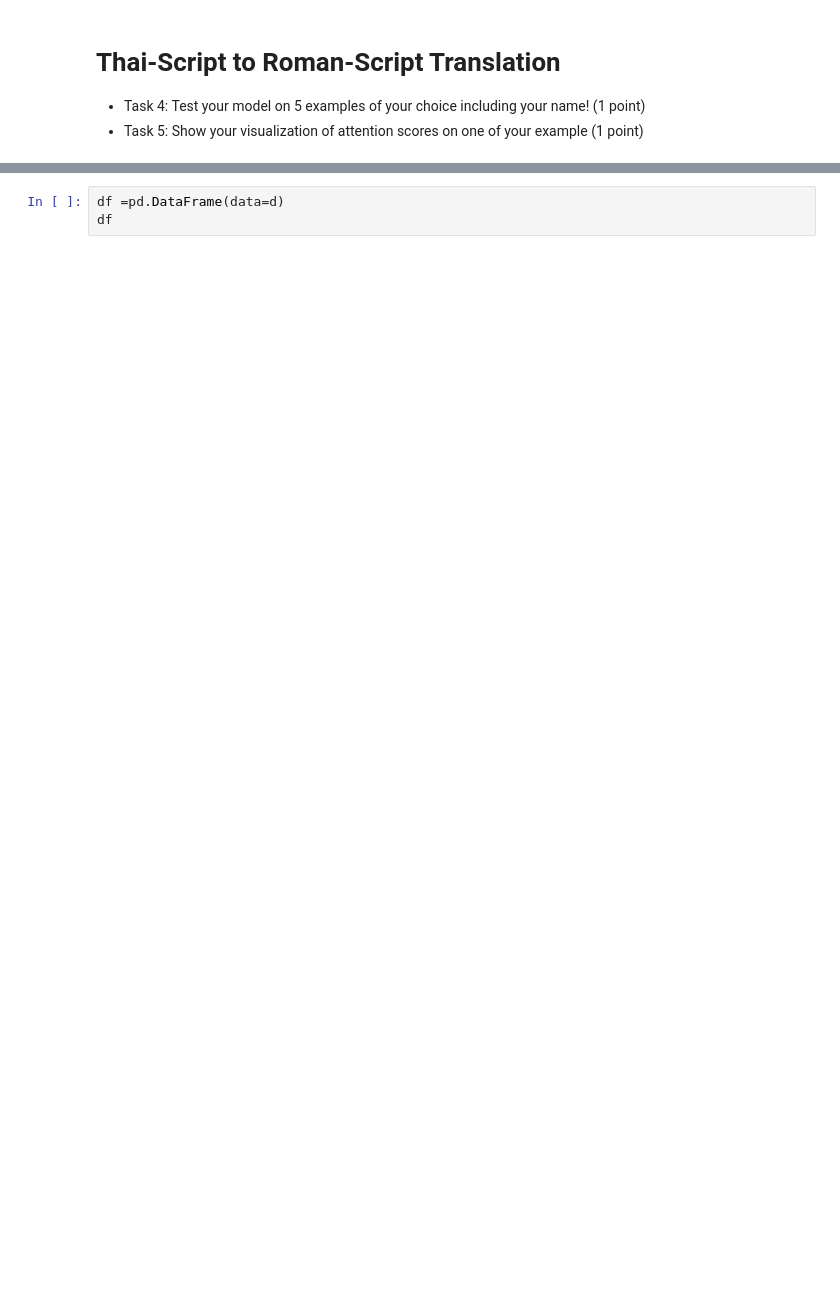
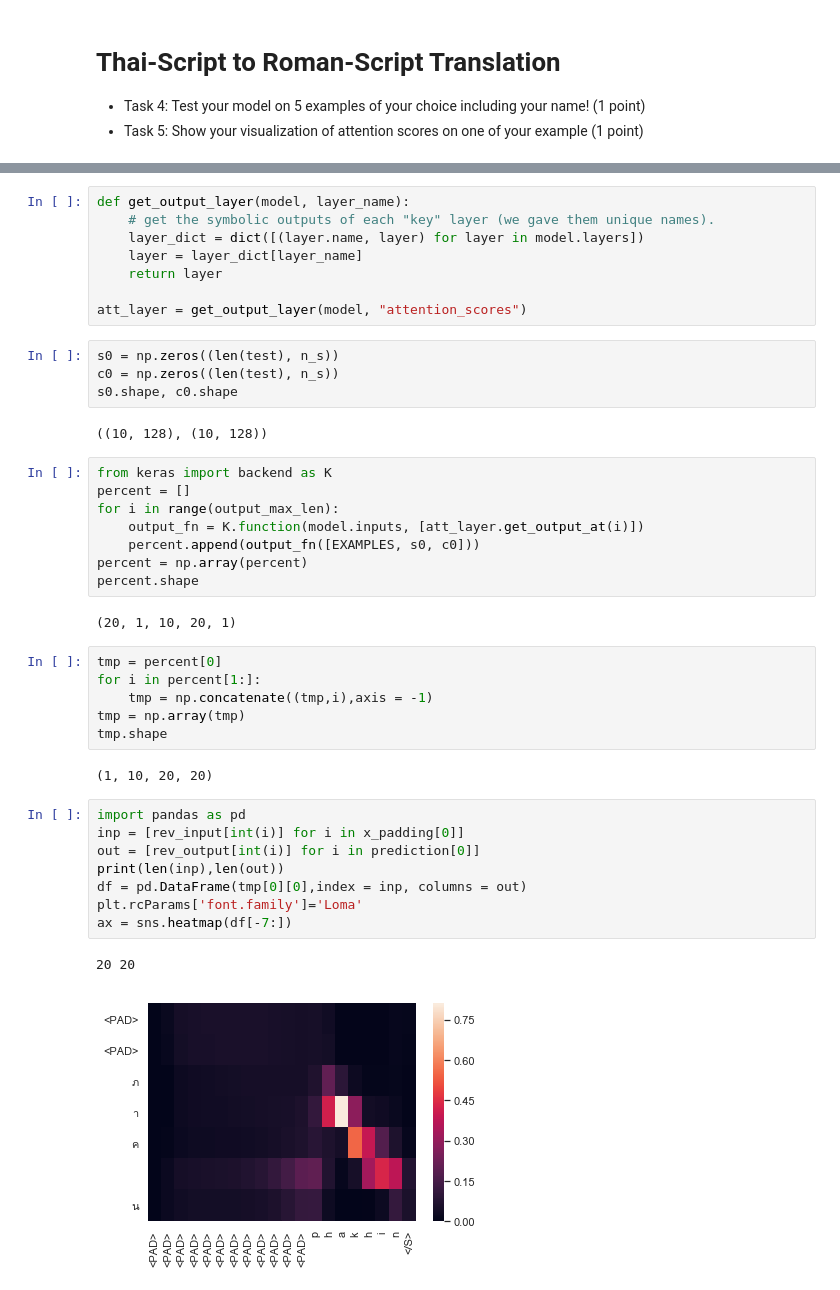
Before and after one commit to elm-kok/NLP_2019, a Jupyter notebook: HW8/key_value_attention_mechanism_homework-Copy2.ipynb, the cells around one changed output, grey strips where cells are left out. Drawn from its saved outputs; the diff is of its cells as text; blank space fills up the shorter version.

```diff
--- a/HW8/key_value_attention_mechanism_homework-Copy2.ipynb
+++ b/HW8/key_value_attention_mechanism_homework-Copy2.ipynb
@@ -330,3 +356,43 @@ d = {"input":['<PAD>','<PAD>']+list(test[0]),"output":list("Phakhin")}
-# %%
-df =pd.DataFrame(data=d)
-df
+# %%
+def get_output_layer(model, layer_name):
+    # get the symbolic outputs of each "key" layer (we gave them unique names).
+    layer_dict = dict([(layer.name, layer) for layer in model.layers])
+    layer = layer_dict[layer_name]
+    return layer
+
+att_layer = get_output_layer(model, "attention_scores")
+# %%
+s0 = np.zeros((len(test), n_s))
+c0 = np.zeros((len(test), n_s))
+s0.shape, c0.shape
+# %% [output]
+((10, 128), (10, 128))
+# %%
+from keras import backend as K
+percent = []
+for i in range(output_max_len):
+    output_fn = K.function(model.inputs, [att_layer.get_output_at(i)])
+    percent.append(output_fn([EXAMPLES, s0, c0]))
+percent = np.array(percent)
+percent.shape
+# %% [output]
+(20, 1, 10, 20, 1)
+# %%
+tmp = percent[0]
+for i in percent[1:]:
+    tmp = np.concatenate((tmp,i),axis = -1)
+tmp = np.array(tmp)
+tmp.shape
+# %% [output]
+(1, 10, 20, 20)
+# %%
+import pandas as pd
+inp = [rev_input[int(i)] for i in x_padding[0]]
+out = [rev_output[int(i)] for i in prediction[0]]
+print(len(inp),len(out))
+df = pd.DataFrame(tmp[0][0],index = inp, columns = out)
+plt.rcParams['font.family']='Loma'
+ax = sns.heatmap(df[-7:])
+# %% [output]
+20 20
+[figure, added]
```
Also changed, not shown: parts of 9 cells of this notebook.
